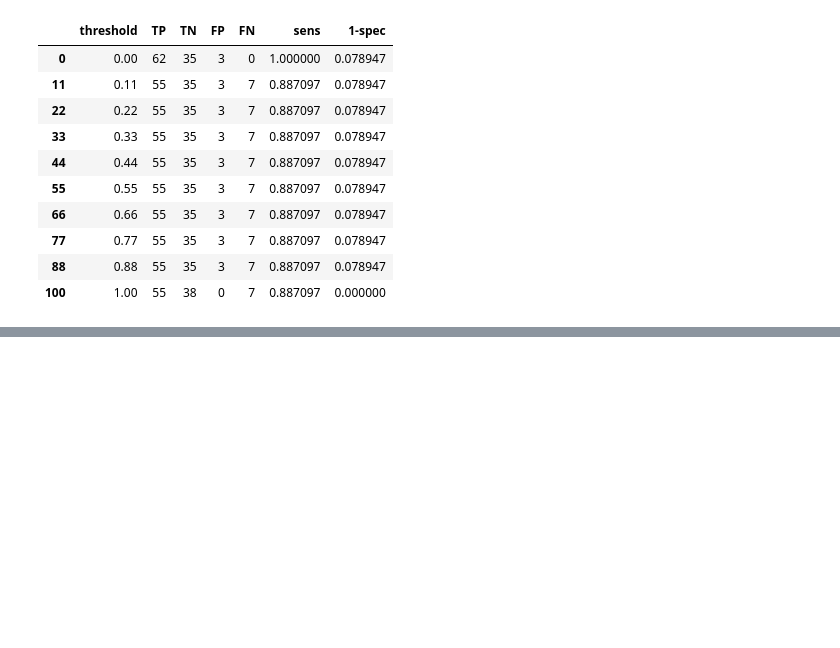
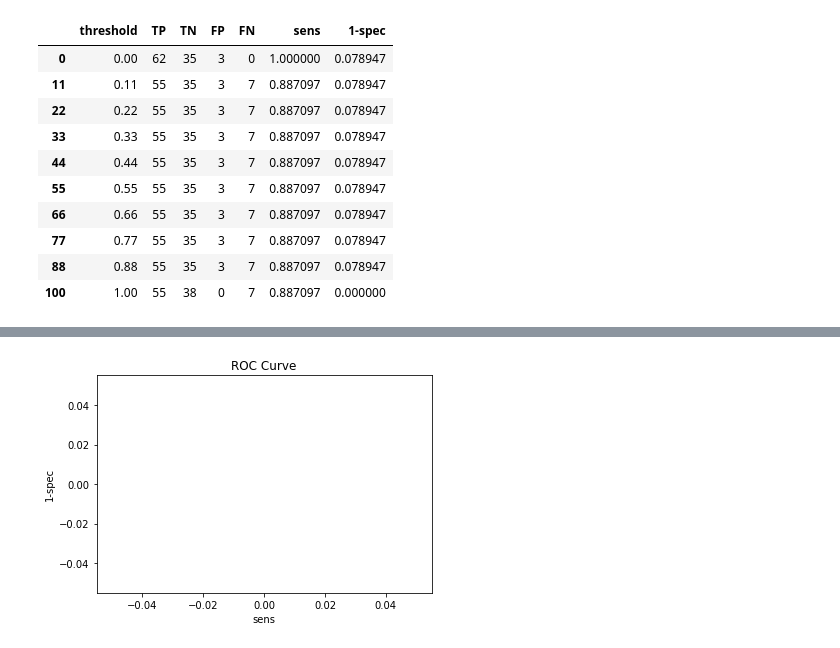
Before and after one commit to amindadgar/Machine-Learning, a Jupyter notebook: HW2/main.ipynb, the cells around one changed output, grey strips where cells are left out. Saved outputs shown, nothing was run; the diff lists cells and outputs as text; code cells hidden in the pictures; blank space fills up the shorter version.

Commit message:
until question 9 implemented!

```diff
--- a/HW2/main.ipynb
+++ b/HW2/main.ipynb
@@ -1271,0 +1386,6 @@ roc_scores.iloc[np.linspace(0, 100, 10, dtype=int)]
+# %%
+mode_QDA_pima = QDA()
+
+mode_QDA_pima.fit(df_pima)
+# %%
+results_Q9 = mode_QDA_pima.predict(df_pima[pima_cols_X])
@@ -1271,0 +1397,5 @@ roc_scores.iloc[np.linspace(0, 100, 10, dtype=int)]
+# %%
+## TODO: plot roc curve for this question
+roc_curve(results_Q9, df_pima[['label']])
+# %% [output]
+[figure, added]
```
Also changed, not shown: parts of 29 cells of this notebook.
